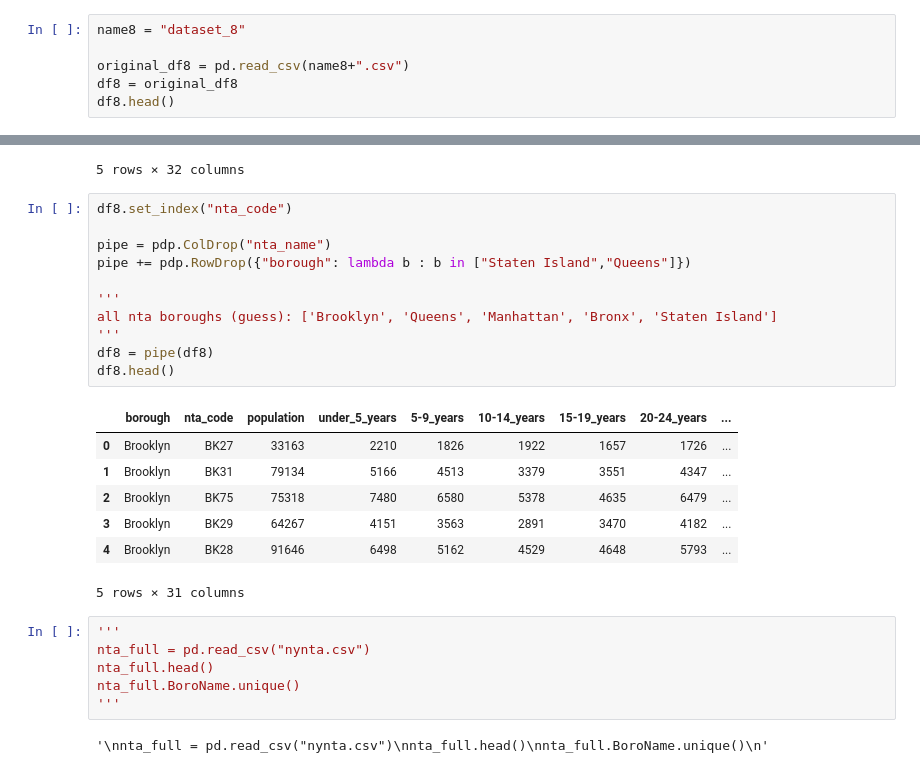
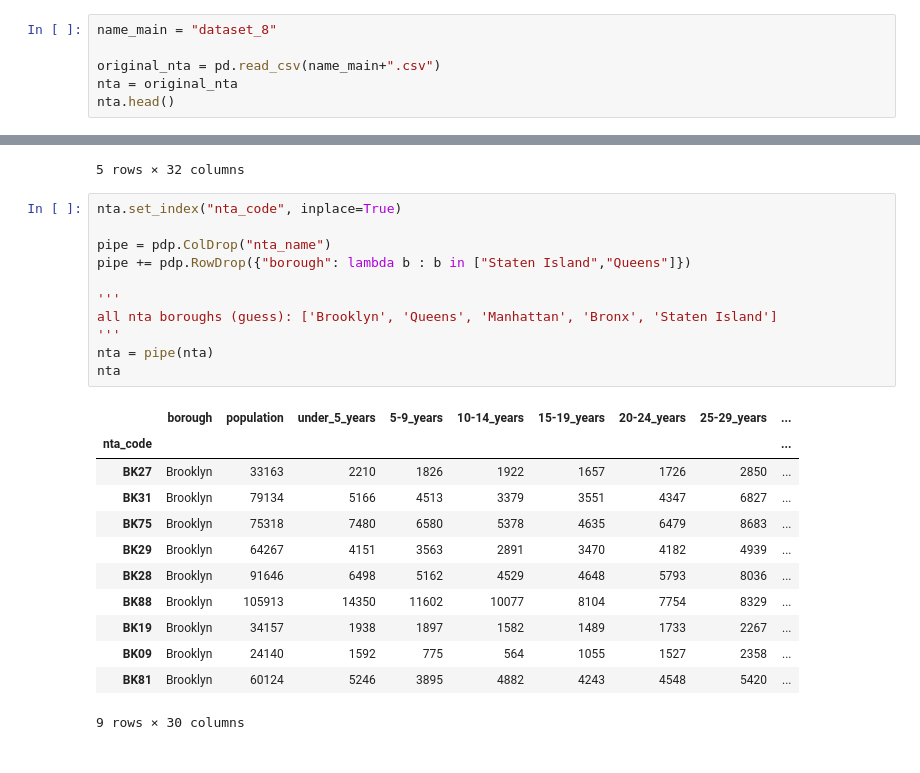
Before and after one commit to fpervaiz/LondonSpringDatathon2020, a Jupyter notebook: clean_nta.ipynb, the cells around one changed output, grey strips where cells are left out. Cells and saved outputs as stored; diff of their text form.

```diff
--- a/clean_nta.ipynb
+++ b/clean_nta.ipynb
@@ -9,11 +9,11 @@ import descartes
 
 from shapely.geometry import Point, Polygon, MultiPolygon
 # %%
-name8 = "dataset_8"
+name_main = "dataset_8"
 
-original_df8 = pd.read_csv(name8+".csv")
-df8 = original_df8
-df8.head()
+original_nta = pd.read_csv(name_main+".csv")
+nta = original_nta
+nta.head()
 # %% [output]
 |  | nta_name | borough | nta_code | population | under_5_years | 5-9_years | 10-14_years | 15-19_years | ... |
 | 0 | Bath Beach | Brooklyn | BK27 | 33163 | 2210 | 1826 | 1922 | 1657 | ... |
@@ -23,30 +23,27 @@ df8.head()
 | 4 | Bensonhurst West | Brooklyn | BK28 | 91646 | 6498 | 5162 | 4529 | 4648 | ... |
 5 rows × 32 columns
 # %%
-df8.set_index("nta_code")
+nta.set_index("nta_code", inplace=True)
 
 pipe = pdp.ColDrop("nta_name")
 pipe += pdp.RowDrop({"borough": lambda b : b in ["Staten Island","Queens"]})
 
 '''
 all nta boroughs (guess): ['Brooklyn', 'Queens', 'Manhattan', 'Bronx', 'Staten Island']
 '''
-df8 = pipe(df8)
-df8.head()
+nta = pipe(nta)
+nta
 # %% [output]
-|  | borough | nta_code | population | under_5_years | 5-9_years | 10-14_years | 15-19_years | 20-24_years | ... |
-| 0 | Brooklyn | BK27 | 33163 | 2210 | 1826 | 1922 | 1657 | 1726 | ... |
-| 1 | Brooklyn | BK31 | 79134 | 5166 | 4513 | 3379 | 3551 | 4347 | ... |
-| 2 | Brooklyn | BK75 | 75318 | 7480 | 6580 | 5378 | 4635 | 6479 | ... |
-| 3 | Brooklyn | BK29 | 64267 | 4151 | 3563 | 2891 | 3470 | 4182 | ... |
-| 4 | Brooklyn | BK28 | 91646 | 6498 | 5162 | 4529 | 4648 | 5793 | ... |
+|  | borough | population | under_5_years | 5-9_years | 10-14_years | 15-19_years | 20-24_years | 25-29_years | ... |
+| nta_code |  |  |  |  |  |  |  |  | ... |
+| BK27 | Brooklyn | 33163 | 2210 | 1826 | 1922 | 1657 | 1726 | 2850 | ... |
+| BK31 | Brooklyn | 79134 | 5166 | 4513 | 3379 | 3551 | 4347 | 6827 | ... |
+| BK75 | Brooklyn | 75318 | 7480 | 6580 | 5378 | 4635 | 6479 | 8683 | ... |
+| BK29 | Brooklyn | 64267 | 4151 | 3563 | 2891 | 3470 | 4182 | 4939 | ... |
+| BK28 | Brooklyn | 91646 | 6498 | 5162 | 4529 | 4648 | 5793 | 8036 | ... |
+| BK88 | Brooklyn | 105913 | 14350 | 11602 | 10077 | 8104 | 7754 | 8329 | ... |
+| BK19 | Brooklyn | 34157 | 1938 | 1897 | 1582 | 1489 | 1733 | 2267 | ... |
+| BK09 | Brooklyn | 24140 | 1592 | 775 | 564 | 1055 | 1527 | 2358 | ... |
+| BK81 | Brooklyn | 60124 | 5246 | 3895 | 4882 | 4243 | 4548 | 5420 | ... |
-5 rows × 31 columns
+9 rows × 30 columns
-# %%
-'''
-nta_full = pd.read_csv("nynta.csv")
-nta_full.head()
-nta_full.BoroName.unique()
-'''
-# %% [output]
-'\nnta_full = pd.read_csv("nynta.csv")\nnta_full.head()\nnta_full.BoroName.unique()\n'
 # %%
```
Also changed, not shown: parts of 3 cells of this notebook.
